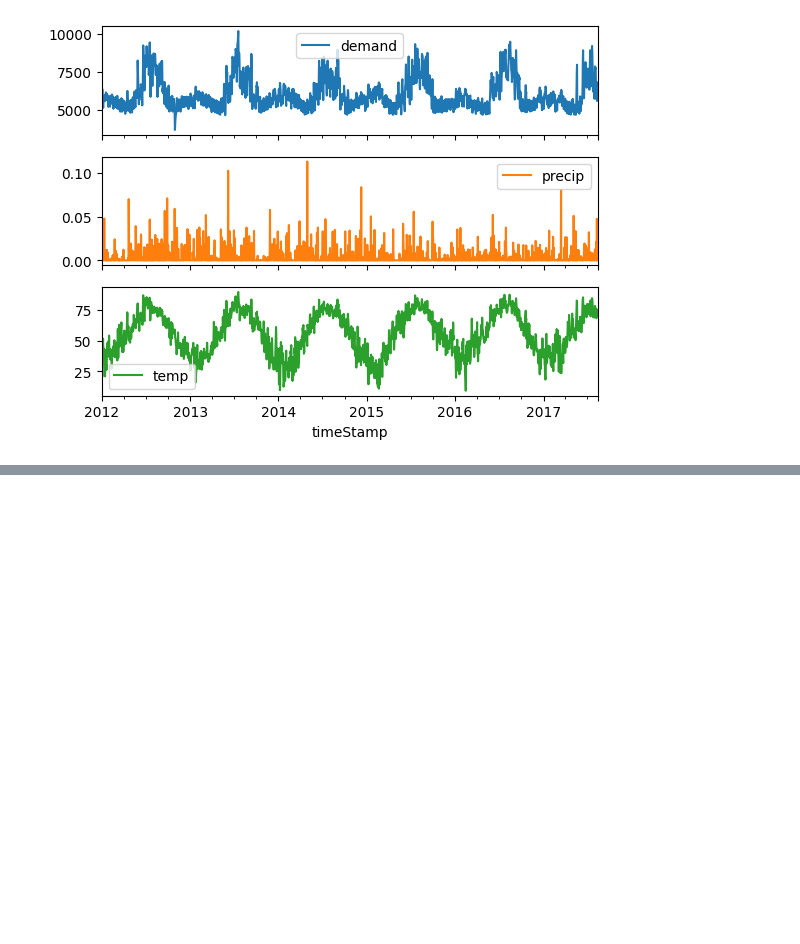
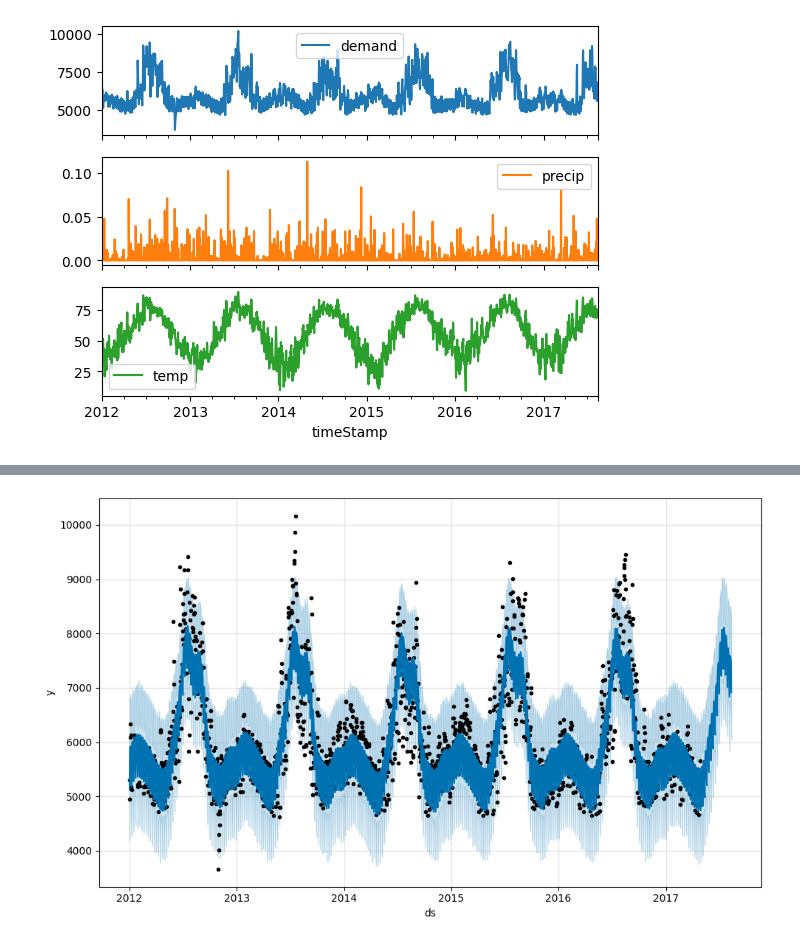
Before and after one commit to anshu57/Data-Science-Portfolio, a Jupyter notebook: ML Micro Projects/notebooks/Time Series Analysis/TIme Series using Prophet.ipynb, the cells around one changed output, grey strips where cells are left out. Drawn from its saved outputs; the diff is of its cells as text; code cells hidden in the pictures; blank space fills up the shorter version.

```diff
--- a/ML Micro Projects/notebooks/Time Series Analysis/TIme Series using Prophet.ipynb
+++ b/ML Micro Projects/notebooks/Time Series Analysis/TIme Series using Prophet.ipynb
@@ -109,0 +191,4 @@ Note: you may need to restart the kernel to use updated packages.
+# %%
+fig1 = m.plot(forecast)
+# %% [output]
+[figure, added]
```
Also changed, not shown: parts of 26 cells of this notebook, 2 other files.
